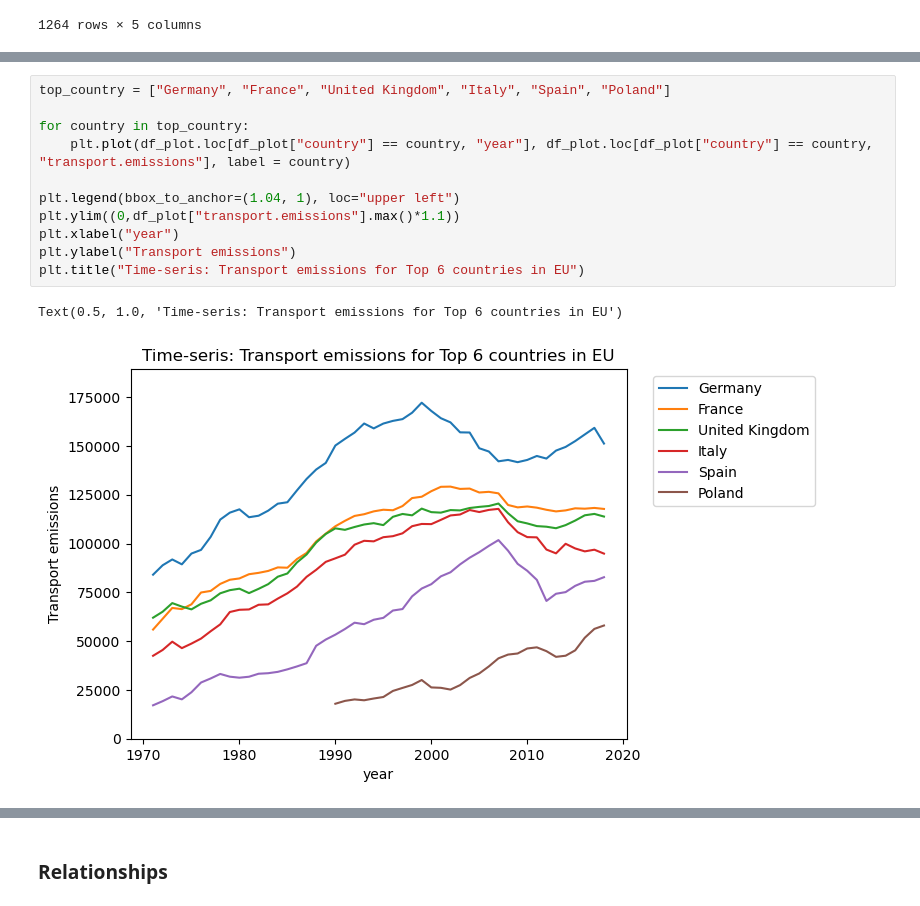
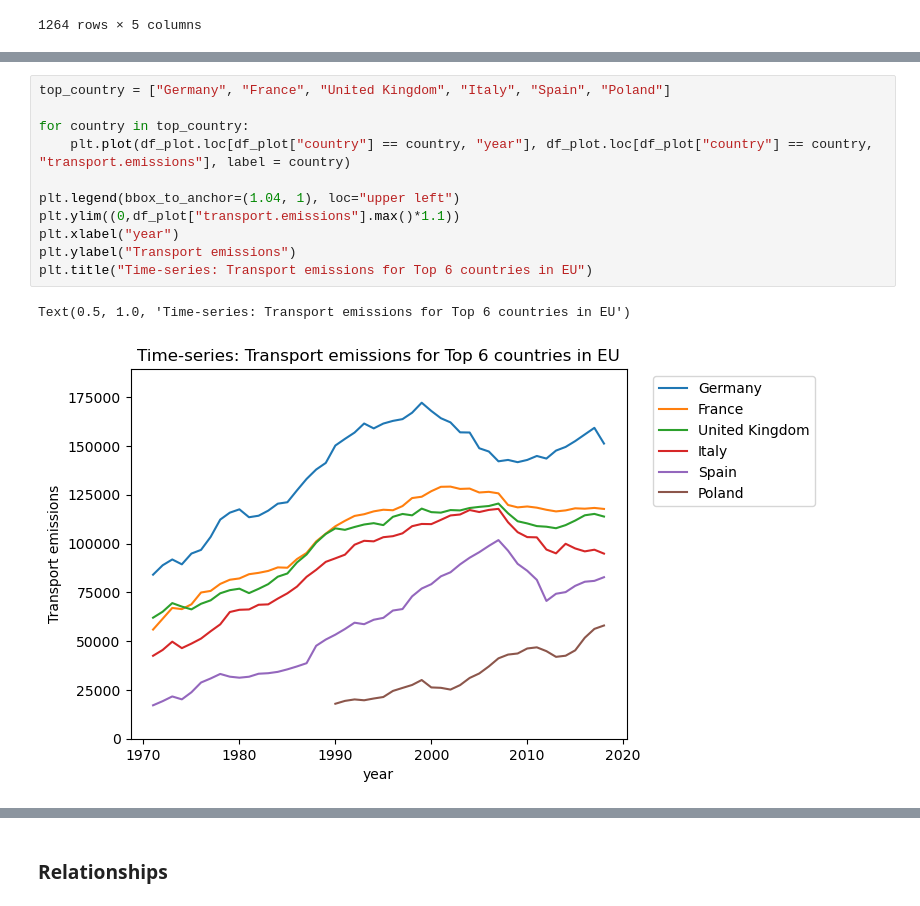
Before and after one commit to TomoyaOzawa-DA/research-project, a Jupyter notebook: EmpiricalStudy/EDA.ipynb, the cells around one changed output, grey strips where cells are left out. Drawn from its saved outputs; the diff is of its cells as text.

```diff
--- a/EmpiricalStudy/EDA.ipynb
+++ b/EmpiricalStudy/EDA.ipynb
@@ -190,17 +204,17 @@ Text(0.5, 1.0, 'Time-seris: Transport emissions for all countries in EU')
 # %%
 top_country = ["Germany", "France", "United Kingdom", "Italy", "Spain", "Poland"]
 
 for country in top_country:
     plt.plot(df_plot.loc[df_plot["country"] == country, "year"], df_plot.loc[df_plot["country"] == country, "transport.emissions"], label = country)
 
 plt.legend(bbox_to_anchor=(1.04, 1), loc="upper left")
 plt.ylim((0,df_plot["transport.emissions"].max()*1.1))
 plt.xlabel("year")
 plt.ylabel("Transport emissions")
-plt.title("Time-seris: Transport emissions for Top 6 countries in EU")
+plt.title("Time-series: Transport emissions for Top 6 countries in EU")
 # %% [output]
-Text(0.5, 1.0, 'Time-seris: Transport emissions for Top 6 countries in EU')
+Text(0.5, 1.0, 'Time-series: Transport emissions for Top 6 countries in EU')
-[figure, old version]
+[figure, new version]
 # %%
 all_country = df_plot["country"].unique().tolist()
 all_but_top5_country = list(set(all_country) - set(top_country))
```
Also changed, not shown: parts of 8 cells of this notebook, 26 other files.
